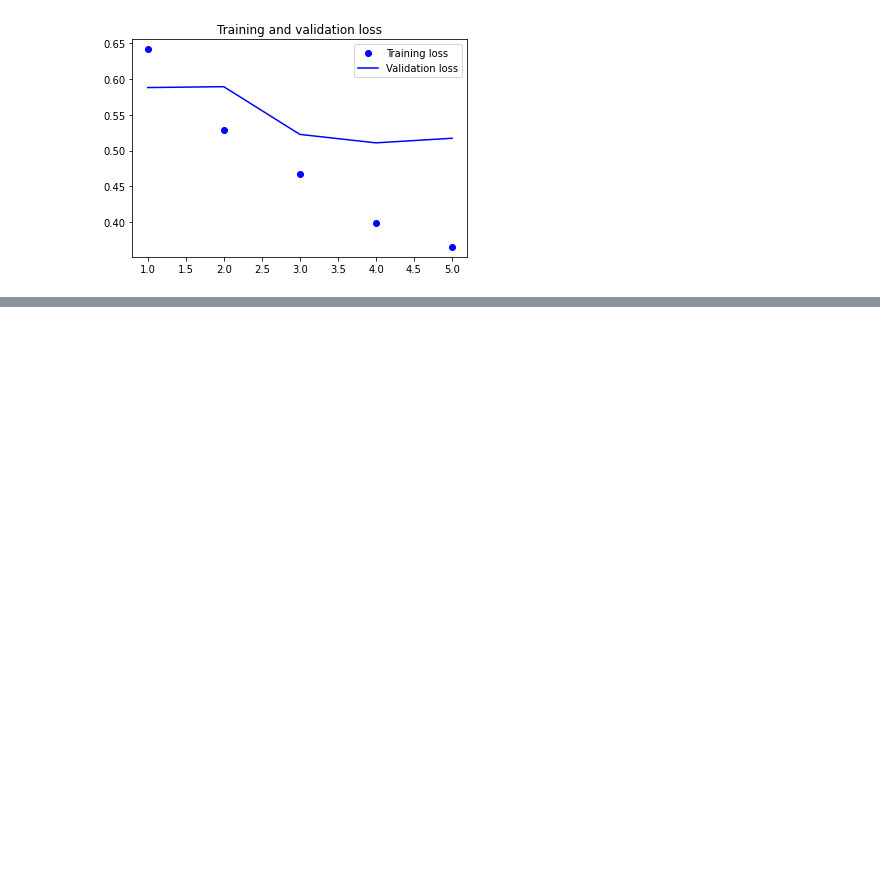
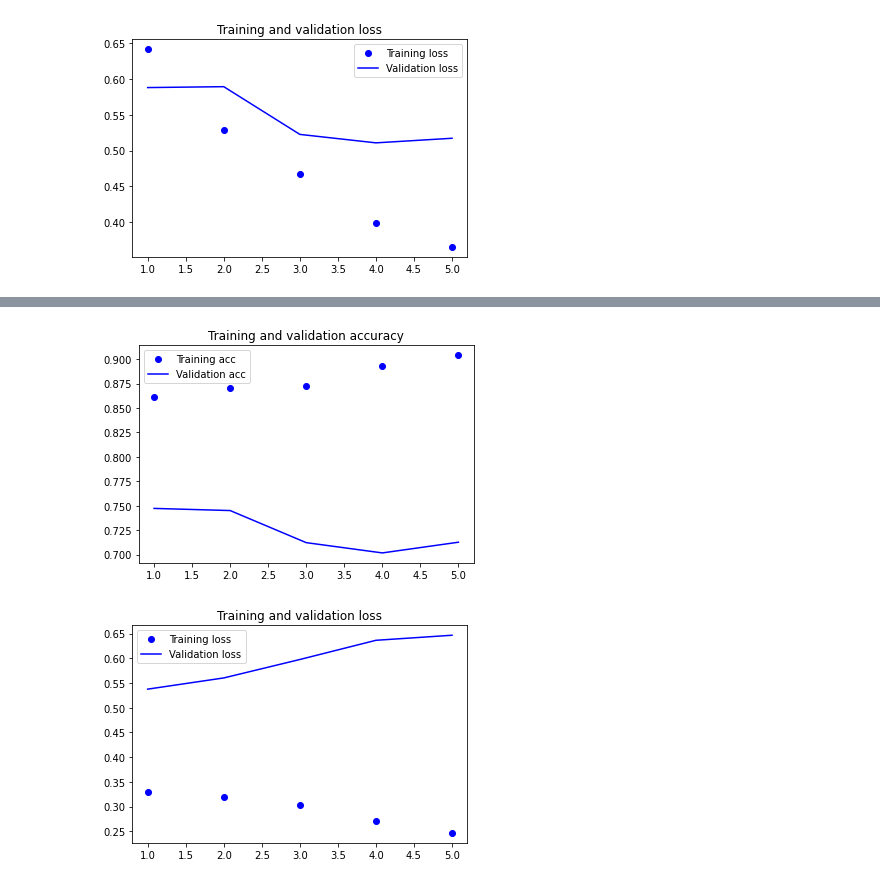
Before and after one commit to daviddsouza2000/CSI4106-project, a Jupyter notebook: project.ipynb, the cells around one changed output, grey strips where cells are left out. Saved outputs shown, nothing was run; the diff lists cells and outputs as text; code cells hidden in the pictures; blank space fills up the shorter version.

Commit message:
created lstm model

```diff
--- a/project.ipynb
+++ b/project.ipynb
@@ -212,3 +212,11 @@ predictions = model.predict(test_x_pad)
 predicted_lbls = np.argmax(predictions, axis=1)
 cr = classification_report(test_y, predicted_lbls)
 print(cr)
+# %%
+# using LSTM layer
+model3 = keras.models.Sequential()
+model3.add(layers.Embedding(max_words, 32))
+model3.add(layers.LSTM(32))
+model3.add(layers.Dense(1, activation='sigmoid'))
+model3.compile(optimizer='rmsprop', loss='binary_crossentropy', metrics="accuracy")
+history2 = model2.fit(data, labels, validation_split=0.3, epochs=5, batch_size=64)
@@ -214,0 +234,23 @@ print(cr)
+# %%
+# plotting the model fit
+acc = history2.history['accuracy']
+val_acc = history2.history['val_accuracy']
+loss = history2.history['loss']
+val_loss = history2.history['val_loss']
+
+epochs = range(1, len(acc) + 1)
+
+plt.plot(epochs, acc, 'bo', label='Training acc')
+plt.plot(epochs, val_acc, 'b', label='Validation acc')
+
+plt.title('Training and validation accuracy')
+plt.legend()
+plt.figure()
+plt.plot(epochs, loss, 'bo', label='Training loss')
+plt.plot(epochs, val_loss, 'b', label='Validation loss')
+plt.title('Training and validation loss')
+plt.legend()
+plt.show()
+# %% [output]
+[figure, added]
+[figure, added]
```
Also changed, not shown: parts of 1 cell of this notebook.
